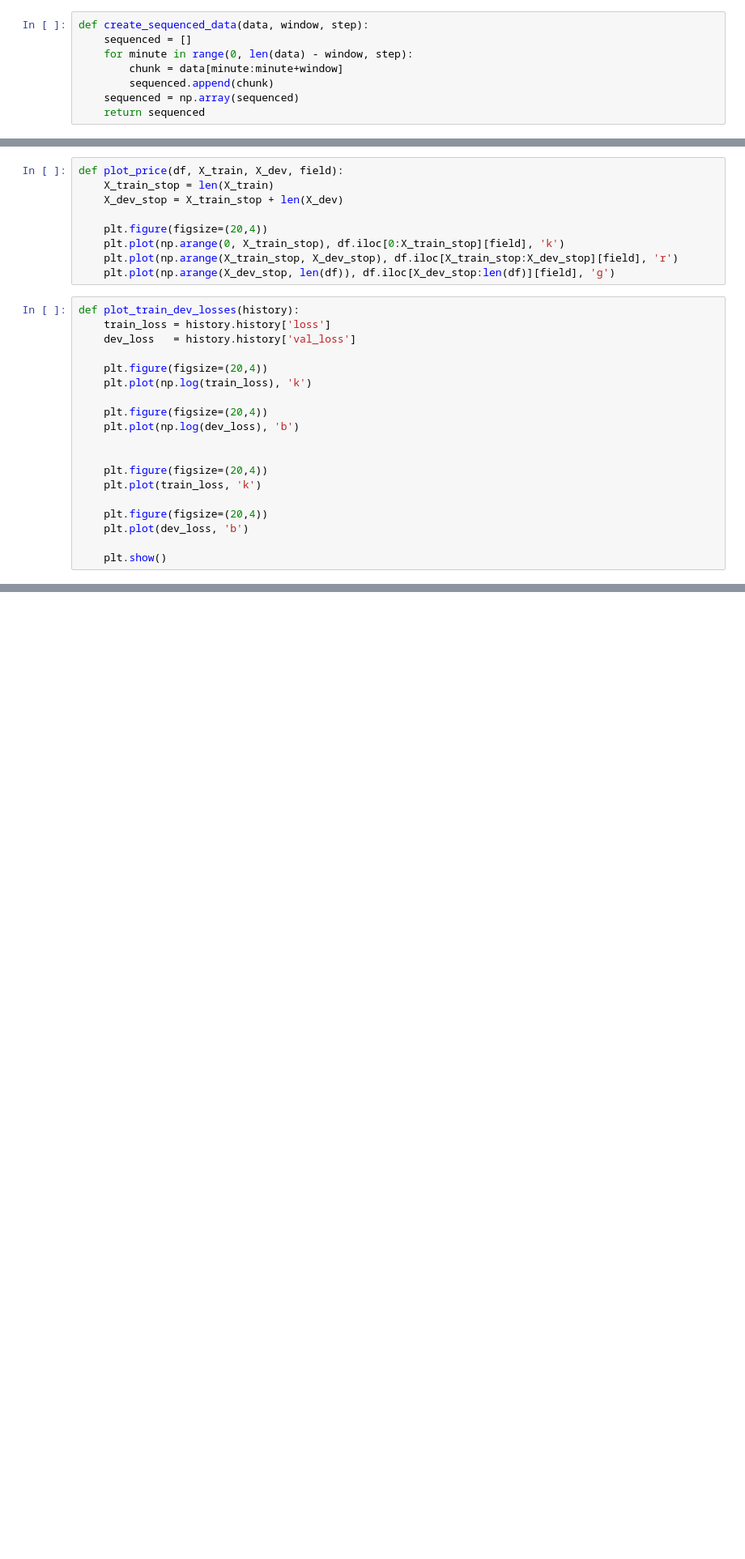
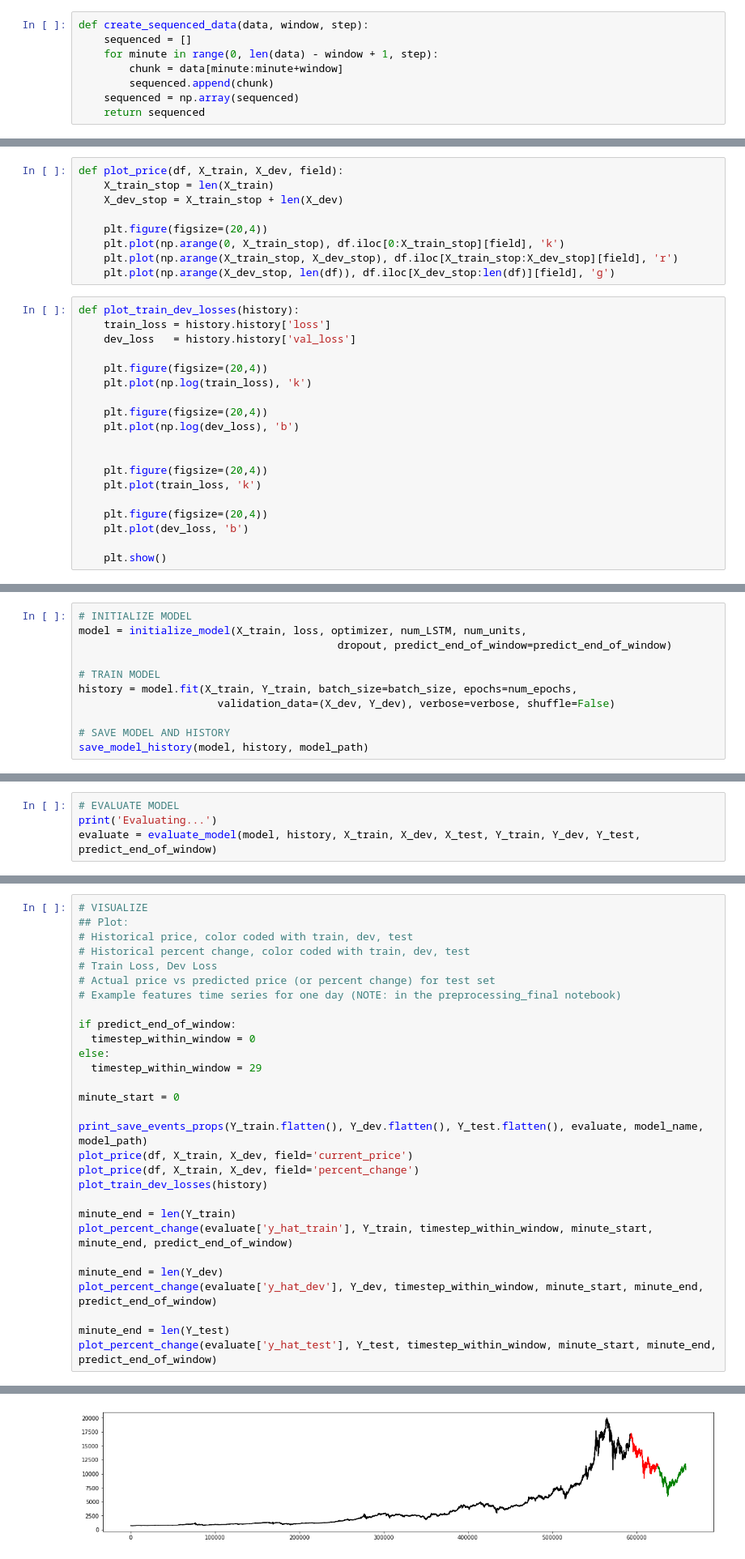
Before and after one commit to gkovacs/cs230-cryptocurrency-trading-lstm, a Jupyter notebook: training_testing_FINAL_MODEL-window-then-predict.ipynb, the cells around one changed output, grey strips where cells are left out. Shown at 81% size. Drawn from its saved outputs; the diff is of its cells as text; blank space fills up the shorter version.

```diff
--- a/training_testing_FINAL_MODEL-window-then-predict.ipynb
+++ b/training_testing_FINAL_MODEL-window-then-predict.ipynb
@@ -272,7 +287,7 @@ def evaluate_model(model, history, X_train, X_dev, X_test, Y_train, Y_dev, Y_tes
 # %%
 def create_sequenced_data(data, window, step):
     sequenced = []
-    for minute in range(0, len(data) - window, step):
+    for minute in range(0, len(data) - window + 1, step):
         chunk = data[minute:minute+window]
         sequenced.append(chunk)
     sequenced = np.array(sequenced)
@@ -603,0 +805,11 @@ plot_percent_change(y_hat_test, Y_test, timestep_within_window, minute_start, mi
+# %%
+# INITIALIZE MODEL
+model = initialize_model(X_train, loss, optimizer, num_LSTM, num_units,
+                                         dropout, predict_end_of_window=predict_end_of_window)
+
+# TRAIN MODEL
+history = model.fit(X_train, Y_train, batch_size=batch_size, epochs=num_epochs,
+                      validation_data=(X_dev, Y_dev), verbose=verbose, shuffle=False)
+
+# SAVE MODEL AND HISTORY
+save_model_history(model, history, model_path)
@@ -603,0 +835,4 @@ plot_percent_change(y_hat_test, Y_test, timestep_within_window, minute_start, mi
+# %%
+# EVALUATE MODEL
+print('Evaluating...')
+evaluate = evaluate_model(model, history, X_train, X_dev, X_test, Y_train, Y_dev, Y_test, predict_end_of_window)
@@ -603,0 +845,30 @@ plot_percent_change(y_hat_test, Y_test, timestep_within_window, minute_start, mi
+# %%
+# VISUALIZE
+## Plot:
+# Historical price, color coded with train, dev, test
+# Historical percent change, color coded with train, dev, test
+# Train Loss, Dev Loss
+# Actual price vs predicted price (or percent change) for test set
+# Example features time series for one day (NOTE: in the preprocessing_final notebook)
+
+if predict_end_of_window:
+  timestep_within_window = 0
+else:
+  timestep_within_window = 29
+
+minute_start = 0
+
+print_save_events_props(Y_train.flatten(), Y_dev.flatten(), Y_test.flatten(), evaluate, model_name, model_path)
+plot_price(df, X_train, X_dev, field='current_price')
+plot_price(df, X_train, X_dev, field='percent_change')
+plot_train_dev_losses(history)
+
+minute_end = len(Y_train)
+plot_percent_change(evaluate['y_hat_train'], Y_train, timestep_within_window, minute_start, minute_end, predict_end_of_window)
+
+minute_end = len(Y_dev)
+plot_percent_change(evaluate['y_hat_dev'], Y_dev, timestep_within_window, minute_start, minute_end, predict_end_of_window)
+
+minute_end = len(Y_test)
+plot_percent_change(evaluate['y_hat_test'], Y_test, timestep_within_window, minute_start, minute_end, predict_end_of_window)
+# %% [output]
@@ -603,0 +892 @@ plot_percent_change(y_hat_test, Y_test, timestep_within_window, minute_start, mi
+[figure, added]
```
Also changed, not shown: parts of 36 cells of this notebook, 9 other files.
